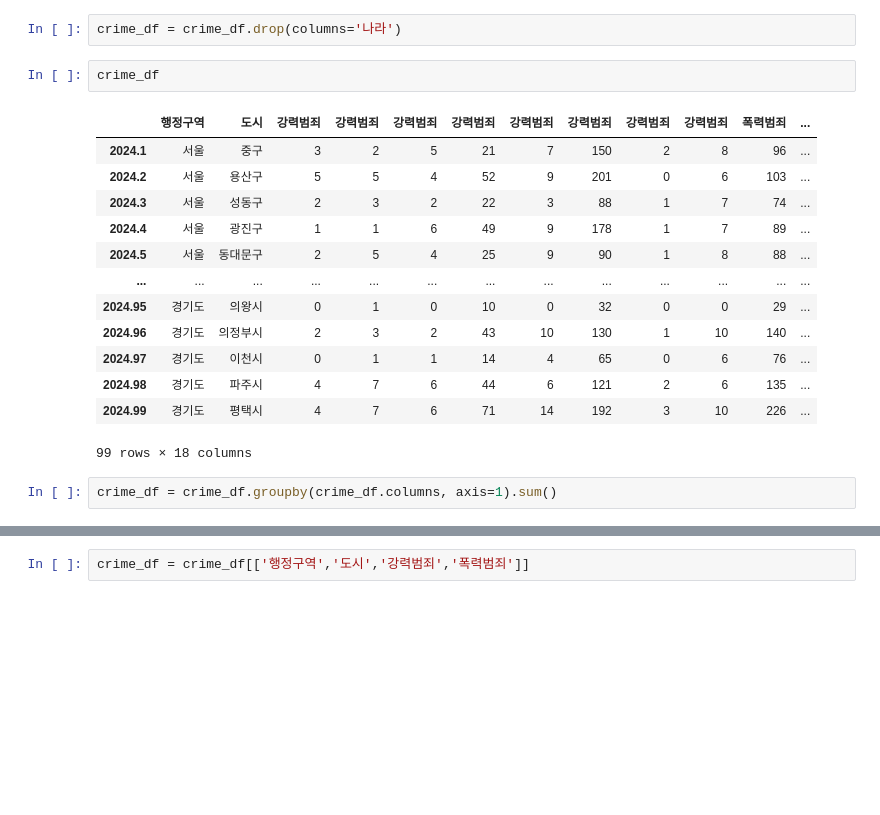
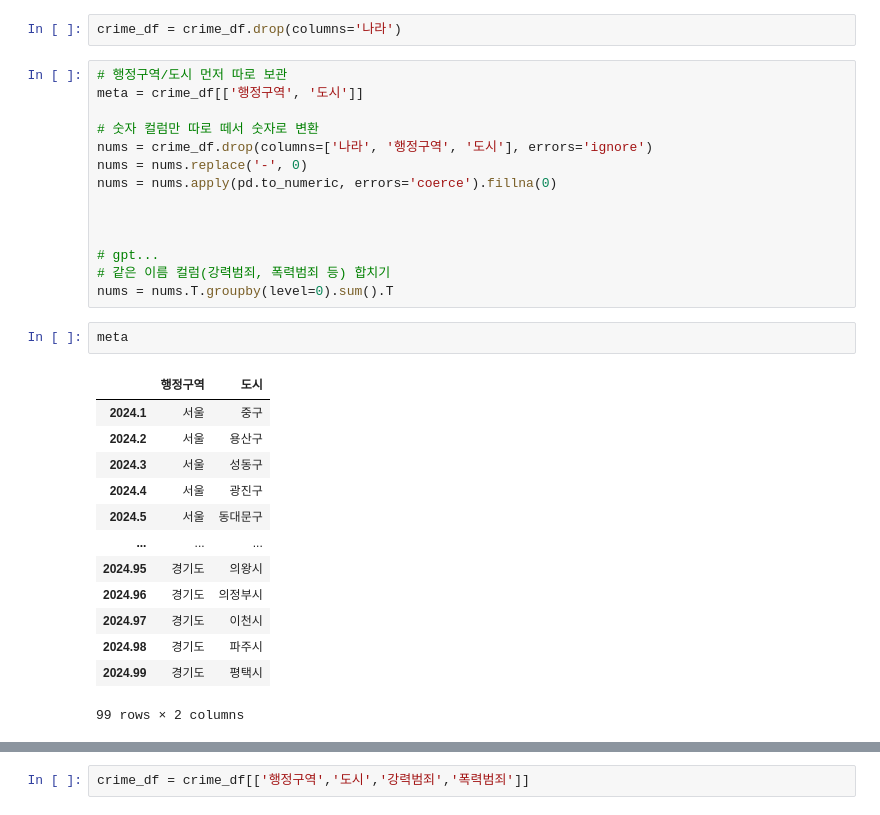
Before and after one commit to Encore-SKN-24/EDA_MINI_5TEAM, a Jupyter notebook: features/crime/crawl_crime.ipynb, the cells around one changed output, grey strips where cells are left out. Cells and saved outputs as stored; diff of their text form; blank space fills up the shorter version.

Commit message:
Add crime population

```diff
--- a/features/crime/crawl_crime.ipynb
+++ b/features/crime/crawl_crime.ipynb
@@ -179,21 +179,33 @@ crime_df
 99 rows × 19 columns
 # %%
 crime_df = crime_df.drop(columns='나라')
-# %%
-crime_df
-# %% [output]
-|  | 행정구역 | 도시 | 강력범죄 | 강력범죄 | 강력범죄 | 강력범죄 | 강력범죄 | 강력범죄 | 강력범죄 | 강력범죄 | 폭력범죄 | ... |
-| 2024.1 | 서울 | 중구 | 3 | 2 | 5 | 21 | 7 | 150 | 2 | 8 | 96 | ... |
-| 2024.2 | 서울 | 용산구 | 5 | 5 | 4 | 52 | 9 | 201 | 0 | 6 | 103 | ... |
-| 2024.3 | 서울 | 성동구 | 2 | 3 | 2 | 22 | 3 | 88 | 1 | 7 | 74 | ... |
-| 2024.4 | 서울 | 광진구 | 1 | 1 | 6 | 49 | 9 | 178 | 1 | 7 | 89 | ... |
-| 2024.5 | 서울 | 동대문구 | 2 | 5 | 4 | 25 | 9 | 90 | 1 | 8 | 88 | ... |
-| ... | ... | ... | ... | ... | ... | ... | ... | ... | ... | ... | ... | ... |
-| 2024.95 | 경기도 | 의왕시 | 0 | 1 | 0 | 10 | 0 | 32 | 0 | 0 | 29 | ... |
-| 2024.96 | 경기도 | 의정부시 | 2 | 3 | 2 | 43 | 10 | 130 | 1 | 10 | 140 | ... |
-| 2024.97 | 경기도 | 이천시 | 0 | 1 | 1 | 14 | 4 | 65 | 0 | 6 | 76 | ... |
-| 2024.98 | 경기도 | 파주시 | 4 | 7 | 6 | 44 | 6 | 121 | 2 | 6 | 135 | ... |
-| 2024.99 | 경기도 | 평택시 | 4 | 7 | 6 | 71 | 14 | 192 | 3 | 10 | 226 | ... |
-99 rows × 18 columns
-# %%
-crime_df = crime_df.groupby(crime_df.columns, axis=1).sum()
+# %%
+# 행정구역/도시 먼저 따로 보관
+meta = crime_df[['행정구역', '도시']]
+
+# 숫자 컬럼만 따로 떼서 숫자로 변환
+nums = crime_df.drop(columns=['나라', '행정구역', '도시'], errors='ignore')
+nums = nums.replace('-', 0)
+nums = nums.apply(pd.to_numeric, errors='coerce').fillna(0)
+
+
+
+# gpt...
+# 같은 이름 컬럼(강력범죄, 폭력범죄 등) 합치기
+nums = nums.T.groupby(level=0).sum().T
+# %%
+meta
+# %% [output]
+|  | 행정구역 | 도시 |
+| 2024.1 | 서울 | 중구 |
+| 2024.2 | 서울 | 용산구 |
+| 2024.3 | 서울 | 성동구 |
+| 2024.4 | 서울 | 광진구 |
+| 2024.5 | 서울 | 동대문구 |
+| ... | ... | ... |
+| 2024.95 | 경기도 | 의왕시 |
+| 2024.96 | 경기도 | 의정부시 |
+| 2024.97 | 경기도 | 이천시 |
+| 2024.98 | 경기도 | 파주시 |
+| 2024.99 | 경기도 | 평택시 |
+99 rows × 2 columns
```
Also changed, not shown: parts of 6 cells of this notebook, 8 other files.
